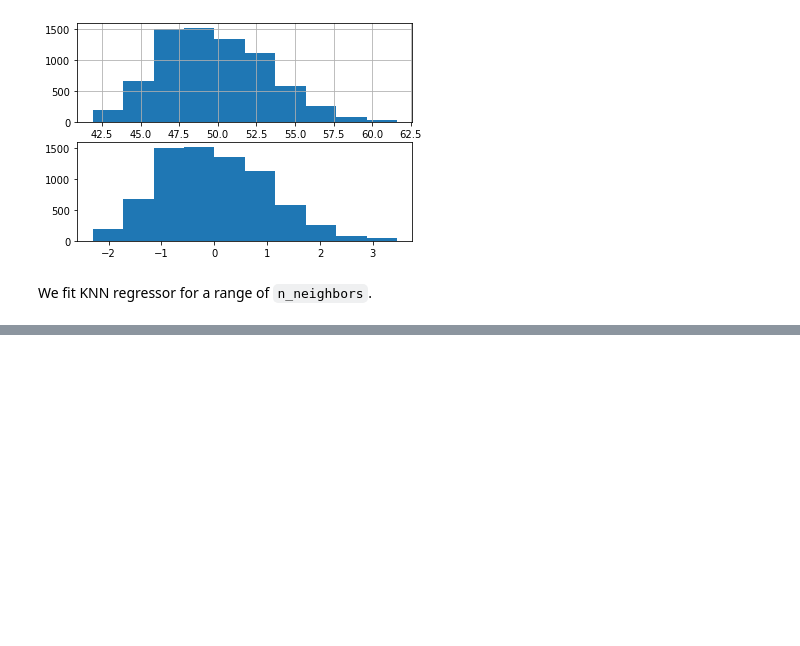
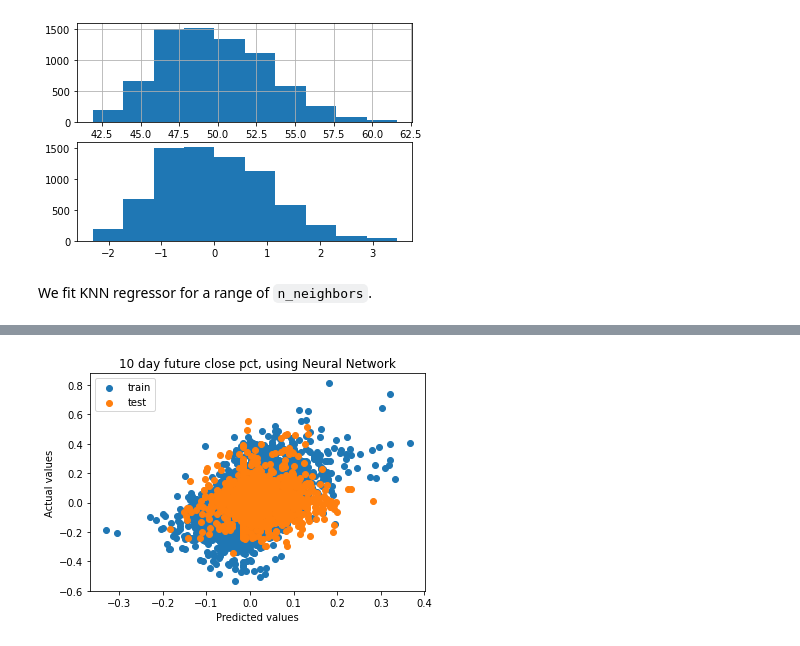
Before and after one commit to dt448/ml_for_finance, a Jupyter notebook: Predicting Stock Price using Clasical ML methods.ipynb, the cells around one changed output, grey strips where cells are left out. Drawn from its saved outputs; the diff is of its cells as text; code cells hidden in the pictures; blank space fills up the shorter version.

Commit message:
neural networks

```diff
--- a/Predicting Stock Price using Clasical ML methods.ipynb
+++ b/Predicting Stock Price using Clasical ML methods.ipynb
@@ -560,0 +602,18 @@ Neural nets have potential to outperform other models because they have non-line
+# %%
+from sklearn.metrics import r2_score
+
+# Calculate R^2 score
+train_preds = model.predict(scaled_train_features)
+test_preds = model.predict(scaled_test_features)
+print(r2_score(train_targets, train_preds))
+print(r2_score(test_targets, test_preds))
+
+# Plot predictions vs actual
+plt.scatter(train_preds, train_targets, label='train')
+plt.scatter(test_preds,test_targets,label='test')
+plt.title("10 day future close pct, using Neural Network")
+plt.xlabel("Predicted values")
+plt.ylabel("Actual values")
+plt.legend()
+plt.show()
+# %% [output]
@@ -560,0 +624 @@ Neural nets have potential to outperform other models because they have non-line
+[figure, added]
```
Also changed, not shown: parts of 39 cells of this notebook.
